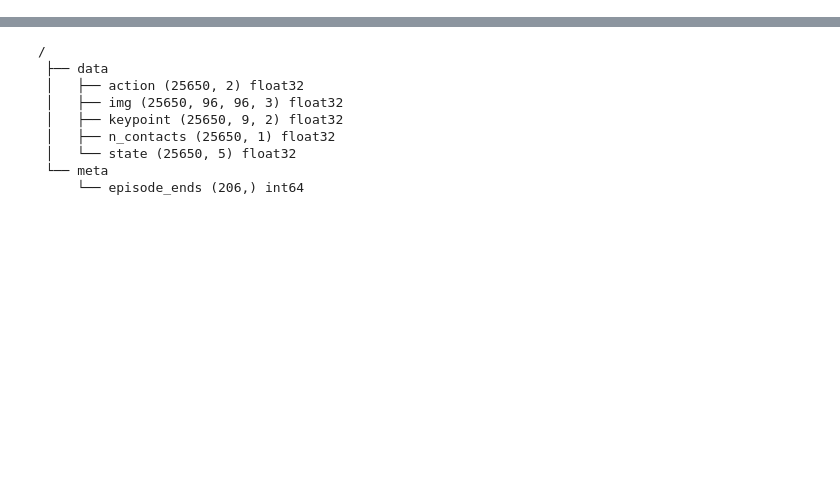
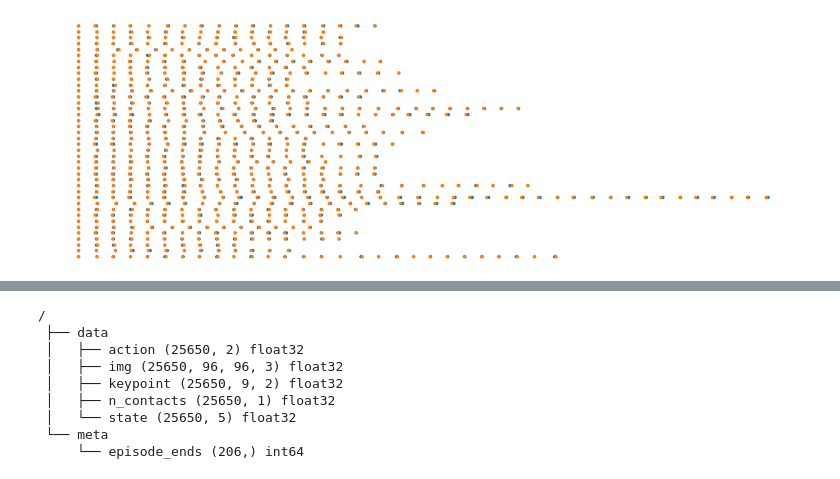
Before and after one commit to QuentenW/Yuuki, a Jupyter notebook: training/pusht_dataClean.ipynb, the cells around one changed output, grey strips where cells are left out. Cells and saved outputs as stored; diff of their text form; code cells hidden in the pictures; blank space fills up the shorter version.

```diff
--- a/training/pusht_dataClean.ipynb
+++ b/training/pusht_dataClean.ipynb
@@ -86,0 +105,14 @@ pos_array = np.vstack([list(pos.values()) for pos in pos_clean])
+# %%
+fig, axs = plt.subplots(nrows=dataset_size, ncols=1, figsize=(16,5), sharex=True)
+
+for n,ax in enumerate(axs):
+    times = np.array(times1_clean[n], dtype=float)
+    ax.scatter(times-times[0], np.ones_like(times), marker='.')
+    times = np.array(times2_clean[n], dtype=float)
+    ax.scatter(times-times[0], np.ones_like(times), marker='.')
+    ax.axis('off')
+
+plt.tight_layout()
+plt.show()
+# %% [output]
+[figure, added]
```
Also changed, not shown: parts of 23 cells of this notebook, 3 other files.
